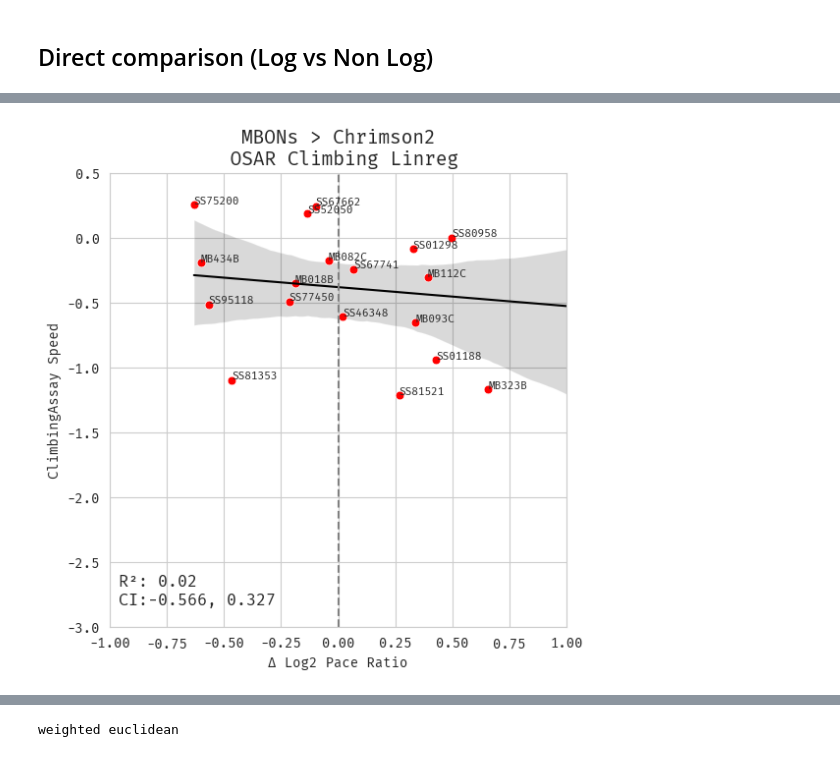
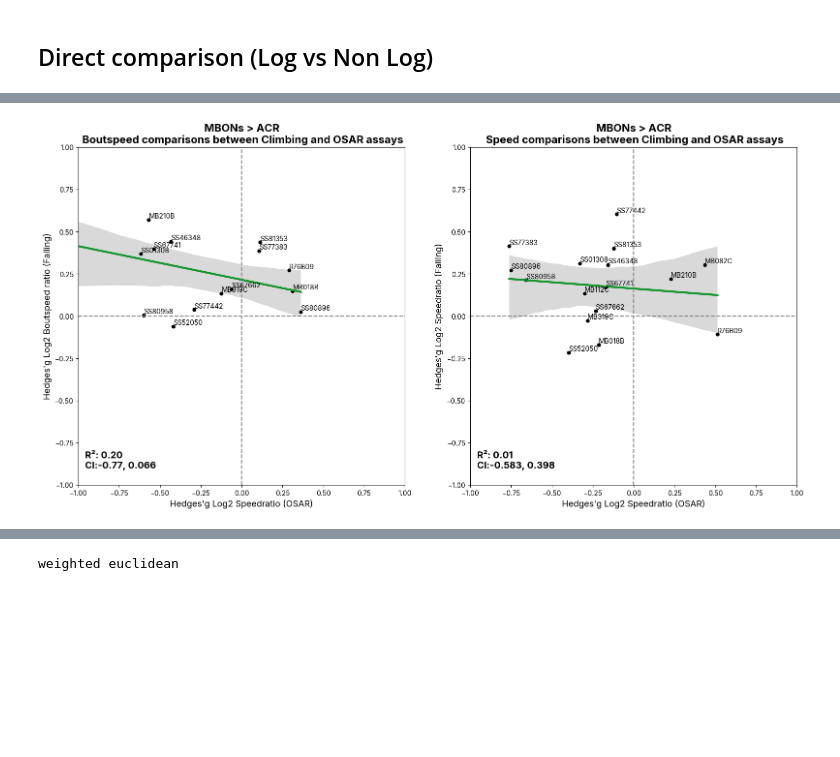
Before and after one commit to lnicole08/OSAR-Nicole-version, a Jupyter notebook: Falling-OSAR comparison.ipynb, the cells around one changed output, grey strips where cells are left out. Cells and saved outputs as stored; diff of their text form; code cells hidden in the pictures; blank space fills up the shorter version.

Commit message:
Correct addition of logspeedratio into a heatmap tgt with OSAR data

```diff
--- a/Falling-OSAR comparison.ipynb
+++ b/Falling-OSAR comparison.ipynb
@@ -426,0 +530,9 @@ fig1.tight_layout()
+# %%
+dfregtotal= pd.concat([dfreg_ACR, dfreg_Chrimson2], axis = 0).reset_index(drop=True)
+dfosartotal = dfregtotal.loc[:,['genotypeandresponder', 'bspeed_hedgesg', 'speed_hedgesg']]
+
+dfmix = dfmultiresponderosar.merge(dfosartotal, on="genotypeandresponder", how= "inner")
+#dfmix = dfmix.drop(['responder'], axis = 1)
+dfmix = dfmix.sort_values(by = ["genotypeandresponder"])
+
+osarmatchdf = dfmix[~dfmix['MBON'].isin(['R58', 'Th-Gal4'])]
@@ -549,53 +657,85 @@ osarmatchdf = dfmix[~dfmix['MBON'].isin(['R58', 'Th-Gal4'])]
 # %%
-responder = "Chrimson2"
-
-plt.rcParams["font.family"] = "Fira Mono"
+responder = "ACR"
 
 if responder == 'Chrimson2':
     responderrename = "CsChrimson"
     df_specificmbon = osarmatchdf[osarmatchdf['responder']=="Chrimson2"].sort_values(by = "Δ PI", ascending=True).reset_index(drop=True)
-    colo = "red"
+    colorline = "#ff0000"
 
 if responder == 'ACR':
     responderrename = "GtACR1"
     df_specificmbon = osarmatchdf[osarmatchdf['responder']=="ACR"].sort_values(by = "Δ PI", ascending=True).reset_index(drop=True)
-    colo = "green"
-
-df_specificmbon = df_specificmbon.rename(columns={'bspeed_deltag': 'ClimbingAssay Boutspeed', 'speed_deltag': 'ClimbingAssay Speed'})
+    colorline = "#14962c"
 # %%
 #only for values above magnitude of 0.2 and no VT999036
 import scipy.stats
 
-plt.rcParams["font.family"] = "Fira Mono"
+plt.rcParams["font.family"] = "Inter"
 
-figosarplot, axscatter_o = plt.subplots(1,1, figsize=(6,6))
+figosarplot, axscatter_o = plt.subplots(1, 2, figsize=(16, 8), gridspec_kw={"width_ratios":[1,1]})
 
 df02omitteddf = omission(df_specificmbon)
 
-x_omit = "Δ Log2 Pace Ratio"
-y_omit = 'ClimbingAssay Speed'
+# First subplot
+x_label_1 = "Δ Log2 Pace Ratio"
+y_label_1 = 'bspeed_hedgesg'
 
-sns.regplot(x=x_omit, y=y_omit, data=df02omitteddf, ci = 95, scatter = False, line_kws={"color": "black", 'lw': 1.5})
-sns.scatterplot(x=x_omit, y=y_omit, data=df02omitteddf, s = 40, color = colo)
+sns.regplot(x=x_label_1, y=y_label_1, data=df02omitteddf, ci = 95, scatter = False, line_kws={"color": "black"}, ax=axscatter_o[0]) #ci color
+sns.regplot(x=x_label_1, y=y_label_1, data=df02omitteddf, ci = 0, scatter = False, line_kws={"color": colorline, 'lw': 3}, ax=axscatter_o[0])  #line color
+sns.scatterplot(x=x_label_1, y=y_label_1, data=df02omitteddf, s = 40, color = 'k', ax=axscatter_o[0])
 
-axscatter_o.set_xlabel(x_omit)
-axscatter_o.set_ylabel(y_omit)
-axscatter_o.grid()
-axscatter_o.set_ylim([-3, 0.5])
-axscatter_o.set_xlim([-1, 1])
-axscatter_o.axvline(0, c=(.5, .5, .5), ls= '--')
+axscatter_o[0].set_xlabel("Hedges'g Log2 Speedratio (OSAR)", fontsize = 13)
+axscatter_o[0].set_ylabel("Hedges'g Log2 Boutspeed ratio (Falling)", fontsize = 13)
+axscatter_o[0].grid(False)
+axscatter_o[0].set_ylim([-1, 1])
+axscatter_o[0].set_xlim([-1, 1])
+axscatter_o[0].axvline(0, c=(.5, .5, .5), ls= '--')
+axscatter_o[0].axhline(0, c=(.5, .5, .5), ls= '--')
+axscatter_o[0].set_title("MBONs > " + responder + "\n Boutspeed comparisons between Climbing and OSAR assays", weight = "bold", fontfamily = "Inter", fontsize = 16)
+axscatter_o[0].yaxis.set_tick_params(labelbottom=True)
+
+for n, k in enumerate(df02omitteddf['MBON']):
+    axscatter_o[0].annotate(k, (df02omitteddf.loc[n,x_label_1], df02omitteddf.loc[n,y_label_1]+0.01), fontsize = 10)
+
+#correlation for first subplot
+pearsonscorrelation_cr2_1 = scipy.stats.pearsonr(df02omitteddf[x_label_1], df02omitteddf[y_label_1]) #correlation instead of linear regression: trying to find the relationship rather than causation
+civallow_cr2_1 = pearsonscorrelation_cr2_1.confidence_interval(confidence_level=0.95)[0]
+civalhigh_cr2_1 = pearsonscorrelation_cr2_1.confidence_interval(confidence_level=0.95)[1]
+axscatter_o[0].annotate(f"R²: {(round(pearsonscorrelation_cr2_1[0],3))**2:.2f}" + "\nCI:" + str(round(civallow_cr2_1,3)) + ", " + str(round(civalhigh_cr2_1,3)), (0.02, 0.05),
+                        ha = "left", xycoords = 'axes fraction', weight = "bold", fontsize = 14)
 
 
-axscatter_o.set_title("MBONs > " + responder + "\n OSAR Climbing Linreg", weight = "bold", fontsize = 14)
-axscatter_o.yaxis.set_tick_params(labelbottom=True)
+# Second subplot
+x_label_2 = "Δ Log2 Speed Ratio"
+y_label_2 = 'speed_hedgesg'
+
+sns.regplot(x=x_label_2, y=y_label_2, data=df02omitteddf, ci = 95, scatter = False, line_kws={"color": "black"}, ax=axscatter_o[1]) #ci color
+sns.regplot(x=x_label_2, y=y_label_2, data=df02omitteddf, ci = 0, scatter = False, line_kws={"color": colorline, 'lw': 3}, ax=axscatter_o[1]) #linecolor
+sns.scatterplot(x=x_label_2, y=y_label_2, data=df02omitteddf, s = 40, color = 'k', ax=axscatter_o[1])
+
+axscatter_o[1].set_xlabel("Hedges'g Log2 Speedratio (OSAR)", fontsize = 13)
+axscatter_o[1].set_ylabel("Hedges'g Log2 Speedratio (Falling)", fontsize = 13)
+axscatter_o[1].grid(False)
+axscatter_o[1].set_ylim([-1, 1])
+axscatter_o[1].set_xlim([-1, 1])
+axscatter_o[1].axvline(0, c=(.5, .5, .5), ls= '--')
+axscatter_o[1].axhline(0, c=(.5, .5, .5), ls= '--')
+axscatter_o[1].set_title("MBONs > " + responder + "\n Speed comparisons between Climbing and OSAR assays", weight = "bold", fontsize = 16)
+axscatter_o[1].yaxis.set_tick_params(labelbottom=True)
 
 for n, k in enumerate(df02omitteddf['MBON']):
-    axscatter_o.annotate(k, (df02omitteddf.loc[n,x_omit], df02omitteddf.loc[n,y_omit]+0.01), fontsize = 8)
+    axscatter_o[1].annotate(k, (df02omitteddf.loc[n,x_label_2], df02omitteddf.loc[n,y_label_2]+0.01), fontsize = 10)
 
-#chrimson2
-pearsonscorrelation_cr2 = scipy.stats.pearsonr(df02omitteddf[x_omit], df02omitteddf[y_omit]) #correlation instead of linear regression: trying to find the relationship rather than causation
-civallow_cr2 = pearsonscorrelation_cr2.confidence_interval(confidence_level=0.95)[0]
-civalhigh_cr2 = pearsonscorrelation_cr2.confidence_interval(confidence_level=0.95)[1]
-axscatter_o.annotate(f"R²: {(round(pearsonscorrelation_cr2[0],3))**2:.2f}" + "\nCI:" + str(round(civallow_cr2,3)) + ", " + str(round(civalhigh_cr2,3)), (0.02, 0.05),
-                        ha = "left", xycoords = 'axes fraction', weight = "bold", fontsize = 12)
+#correlation for second subplot
+pearsonscorrelation_cr2_2 = scipy.stats.pearsonr(df02omitteddf[x_label_2], df02omitteddf[y_label_2]) #correlation instead of linear regression: trying to find the relationship rather than causation
+civallow_cr2_2 = pearsonscorrelation_cr2_2.confidence_interval(confidence_level=0.95)[0]
+civalhigh_cr2_2 = pearsonscorrelation_cr2_2.confidence_interval(confidence_level=0.95)[1]
+axscatter_o[1].annotate(f"R²: {(round(pearsonscorrelation_cr2_2[0],3))**2:.2f}" + "\nCI:" + str(round(civallow_cr2_2,3)) + ", " + str(round(civalhigh_cr2_2,3)), (0.02, 0.05),
+                        ha = "left", xycoords = 'axes fraction', weight = "bold", fontsize = 14)
+
+plt.tight_layout()
+plt.subplots_adjust(top = 0.95, wspace=0.2)
+
+plt.savefig(filesavedir + date + "_" + responder + "_linreg.png", dpi = 1200, bbox_inches='tight')
+plt.savefig(filesavedir + date + "_" + responder + "_linreg.svg")
 # %% [output]
@@ -603 +742 @@ Text(0.02, 0.05, 'R²: 0.02\nCI:-0.566, 0.327')
-[figure, old version]
+[figure, new version]
```
Also changed, not shown: parts of 31 cells of this notebook, 2 other files.
